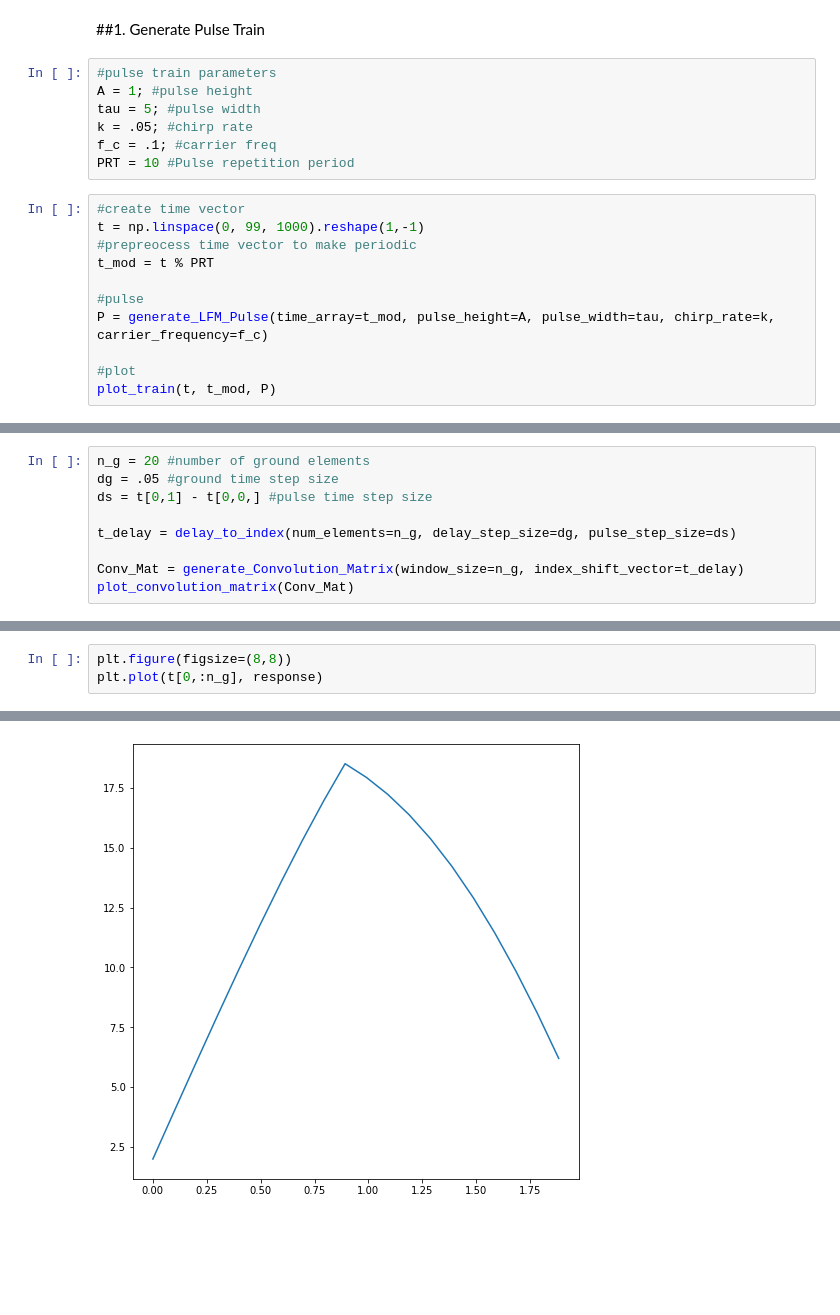
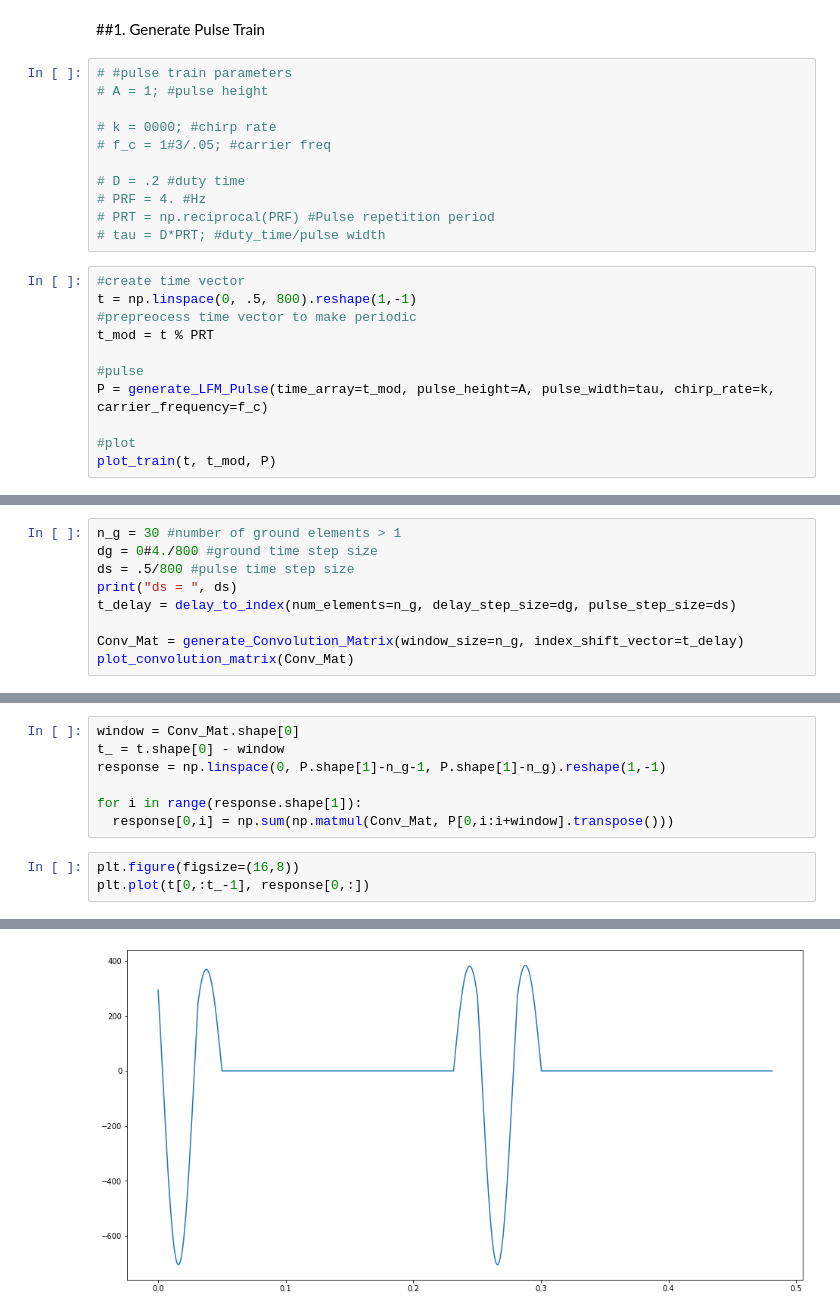
Before and after one commit to psukphranee/Python, a Jupyter notebook: SAR_scratch_3.ipynb, the cells around one changed output, grey strips where cells are left out. Saved outputs shown, nothing was run; the diff lists cells and outputs as text; blank space fills up the shorter version.

```diff
--- a/SAR_scratch_3.ipynb
+++ b/SAR_scratch_3.ipynb
@@ -261,15 +283,19 @@ plot_convolution_matrix(Conv_Mat)
 # %% [markdown]
 ##1. Generate Pulse Train
 # %%
-#pulse train parameters
-A = 1; #pulse height
-tau = 5; #pulse width
-k = .05; #chirp rate
-f_c = .1; #carrier freq
-PRT = 10 #Pulse repetition period
+# #pulse train parameters
+# A = 1; #pulse height
+
+# k = 0000; #chirp rate
+# f_c = 1#3/.05; #carrier freq
+
+# D = .2 #duty time
+# PRF = 4. #Hz
+# PRT = np.reciprocal(PRF) #Pulse repetition period
+# tau = D*PRT; #duty_time/pulse width
 # %%
 #create time vector
-t = np.linspace(0, 99, 1000).reshape(1,-1)
+t = np.linspace(0, .5, 800).reshape(1,-1)
 #prepreocess time vector to make periodic
 t_mod = t % PRT
 
@@ -283,8 +309,8 @@ plot_train(t, t_mod, P)
 # %%
-n_g = 20 #number of ground elements
-dg = .05 #ground time step size
-ds = t[0,1] - t[0,0,] #pulse time step size
-
+n_g = 30 #number of ground elements > 1
+dg = 0#4./800 #ground time step size
+ds = .5/800 #pulse time step size
+print("ds = ", ds)
 t_delay = delay_to_index(num_elements=n_g, delay_step_size=dg, pulse_step_size=ds)
 
 Conv_Mat = generate_Convolution_Matrix(window_size=n_g, index_shift_vector=t_delay)
@@ -296,6 +322,13 @@ response = np.matmul(Conv_Mat, P[0,:n_g].transpose())
+# %%
+window = Conv_Mat.shape[0]
+t_ = t.shape[0] - window
+response = np.linspace(0, P.shape[1]-n_g-1, P.shape[1]-n_g).reshape(1,-1)
+
+for i in range(response.shape[1]):
+  response[0,i] = np.sum(np.matmul(Conv_Mat, P[0,i:i+window].transpose()))
 # %%
-plt.figure(figsize=(8,8))
-plt.plot(t[0,:n_g], response)
+plt.figure(figsize=(16,8))
+plt.plot(t[0,:t_-1], response[0,:])
 # %% [output]
 [<matplotlib.lines.Line2D at 0x...>]
-[figure, old version]
+[figure, new version]
```
Also changed, not shown: parts of 12 cells of this notebook.
